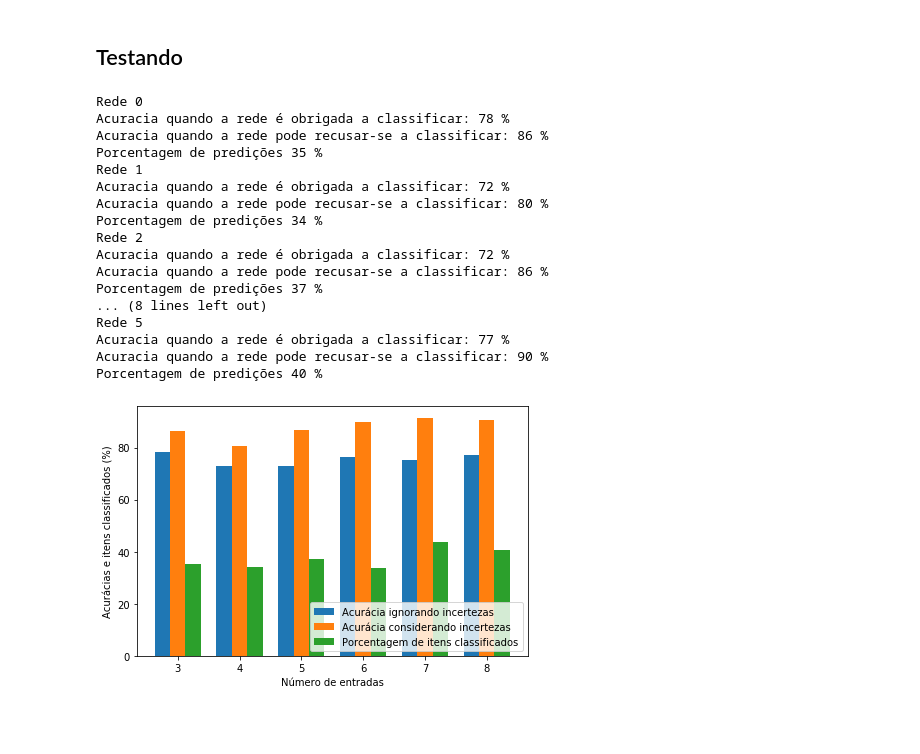
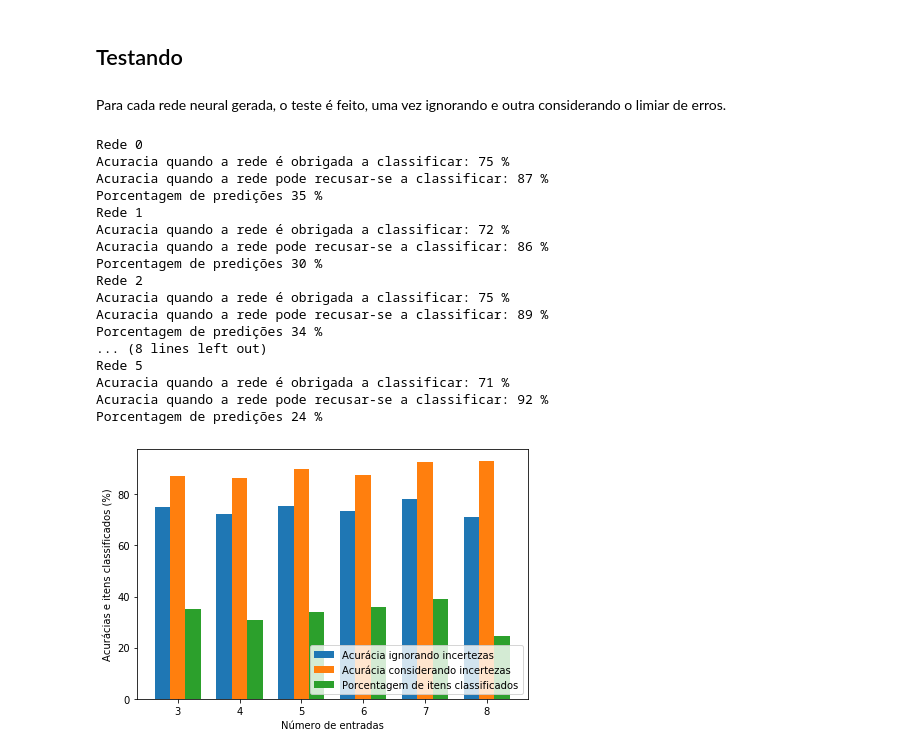
Before and after one commit to italodellagarza/TPMineracaoDados, a Jupyter notebook: test.ipynb, the cells around one changed output. Saved outputs shown, nothing was run; the diff lists cells and outputs as text; code cells hidden in the pictures; blank space fills up the shorter version.

```diff
--- a/test.ipynb
+++ b/test.ipynb
@@ -79,5 +85,7 @@ plt.show()
 # %% [markdown]
 ## Testando
+# %% [markdown]
+Para cada rede neural gerada, o teste é feito, uma vez ignorando e outra considerando o limiar de erros.
 # %%
 labels_network = ['3','4', '5','6','7','8']
 accurs_1 = []
@@ -104,7 +112,7 @@ for i in range(len(neural_networks)):
         total_minibatch, correct_minibatch, predictions_minibatch = neural_networks[i].test_batch(
             atributes.float(),
             labels,
-            200,
+            100,
             0.8
         )
         total += total_minibatch
@@ -118,41 +126,41 @@ for i in range(len(neural_networks)):
     accurs_2.append(accur_2)
     percentages.append((100 *total_predicted_for/ total))
     print("Acuracia quando a rede pode recusar-se a classificar: %d %%" % accur_2)
     print("Porcentagem de predições %d %%" % (100 *total_predicted_for/ total))
 
 location = np.arange(len(neural_networks))
 width = 0.25
 fig, ax = plt.subplots()
 rects1 = ax.bar(location - width, accurs_1, width, label='Acurácia ignorando incertezas')
 rects2 = ax.bar(location, accurs_2, width, label='Acurácia considerando incertezas')
 rects3 = ax.bar(location + width, percentages, width, label='Porcentagem de itens classificados')
 
 ax.set_xticks(location)
 ax.set_xticklabels(labels_network)
 ax.legend(loc='lower right')
 
 
 fig.tight_layout()
 plt.xlabel("Número de entradas")
 plt.ylabel("Acurácias e itens classificados (%)")
 
 plt.show()
 # %% [output]
 Rede 0
-Acuracia quando a rede é obrigada a classificar: 78 %
-Acuracia quando a rede pode recusar-se a classificar: 86 %
+Acuracia quando a rede é obrigada a classificar: 75 %
+Acuracia quando a rede pode recusar-se a classificar: 87 %
 Porcentagem de predições 35 %
 Rede 1
 Acuracia quando a rede é obrigada a classificar: 72 %
-Acuracia quando a rede pode recusar-se a classificar: 80 %
+Acuracia quando a rede pode recusar-se a classificar: 86 %
+Porcentagem de predições 30 %
+Rede 2
+Acuracia quando a rede é obrigada a classificar: 75 %
+Acuracia quando a rede pode recusar-se a classificar: 89 %
 Porcentagem de predições 34 %
-Rede 2
-Acuracia quando a rede é obrigada a classificar: 72 %
-Acuracia quando a rede pode recusar-se a classificar: 86 %
-Porcentagem de predições 37 %
 ... (8 lines left out)
 Rede 5
-Acuracia quando a rede é obrigada a classificar: 77 %
-Acuracia quando a rede pode recusar-se a classificar: 90 %
-Porcentagem de predições 40 %
+Acuracia quando a rede é obrigada a classificar: 71 %
+Acuracia quando a rede pode recusar-se a classificar: 92 %
+Porcentagem de predições 24 %
-[figure, old version]
+[figure, new version]
```
Also changed, not shown: parts of 4 cells of this notebook, 1 other file.
